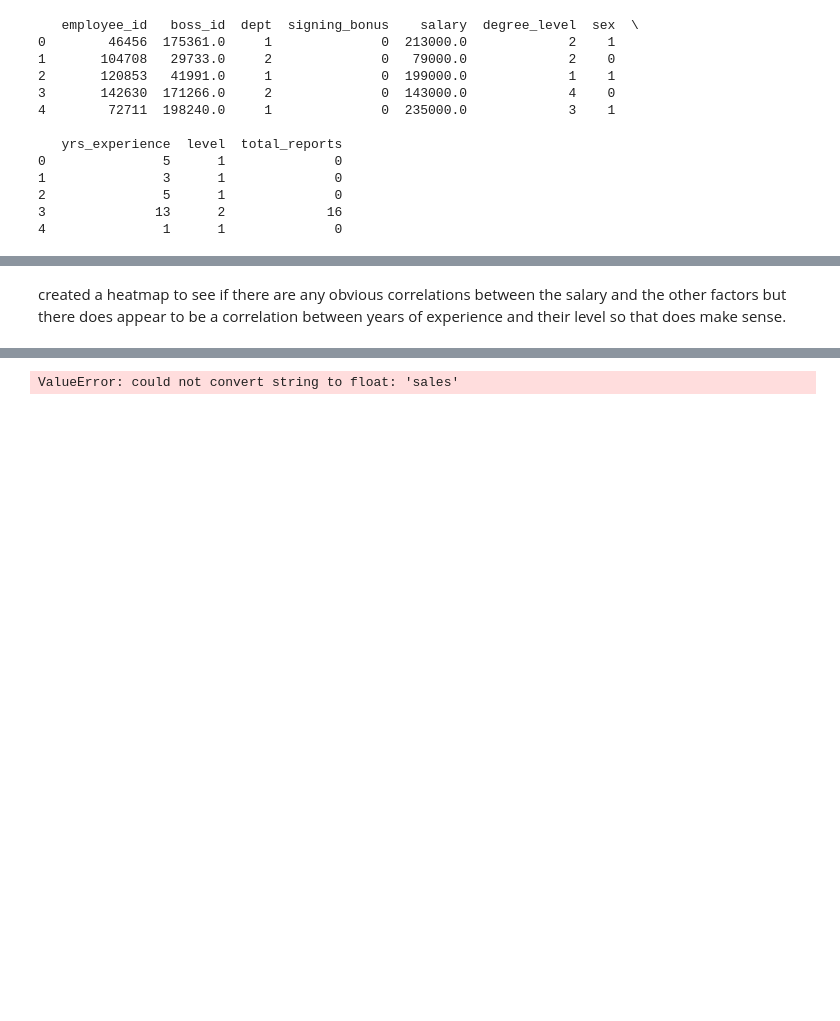
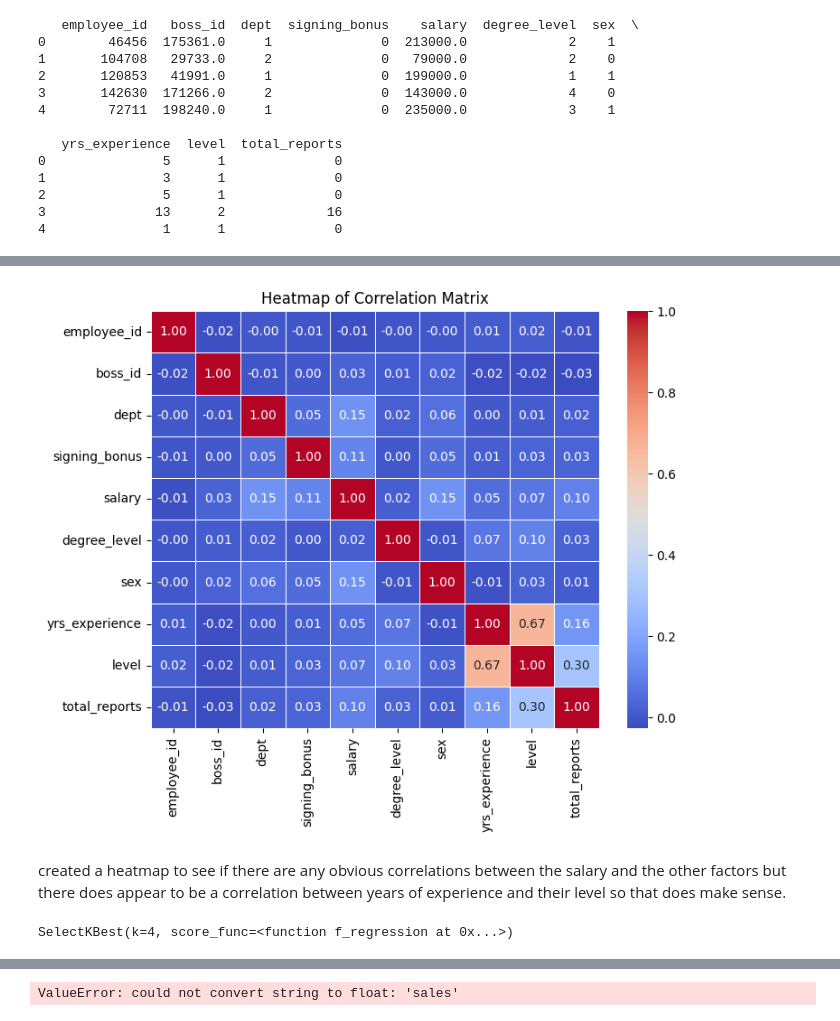
Before and after one commit to breannaparker1991/diversity_analysis, a Jupyter notebook: diversity.ipynb, the cells around one changed output, grey strips where cells are left out. Saved outputs shown, nothing was run; the diff lists cells and outputs as text; code cells hidden in the pictures; blank space fills up the shorter version.

```diff
--- a/diversity.ipynb
+++ b/diversity.ipynb
@@ -255,4 +252,4 @@ ValueError: could not convert string to float: 'sales'
 # %%
 #making a copy for changes
-df2 = df
+df2 = df.copy()
 # %%
@@ -292,10 +298,12 @@ print(df.head())
 # %%
 # Create a heatmap of the correlation matrix
 plt.figure(figsize=(8, 6))
-sns.heatmap(df.corr(), annot=True, cmap='coolwarm', fmt='.2f', linewidths=0.5)
+sns.heatmap(df2.corr(), annot=True, cmap='coolwarm', fmt='.2f', linewidths=0.5)
 
 # Display the plot
 plt.title('Heatmap of Correlation Matrix')
 plt.show()
+# %% [output]
+[figure, added]
 # %% [markdown]
 created a heatmap to see if there are any obvious correlations between the salary and the other factors but there does appear to be a correlation between years of experience and their level so that does make sense.
@@ -301,0 +321,6 @@ created a heatmap to see if there are any obvious correlations between the salar
+# %%
+# Apply feature selection using f_regression
+selector = SelectKBest(f_regression, k=4)
+selector.fit(x_scaled, y2)
+# %% [output]
+SelectKBest(k=4, score_func=<function f_regression at 0x...>)
```
Also changed, not shown: parts of 50 cells of this notebook.
